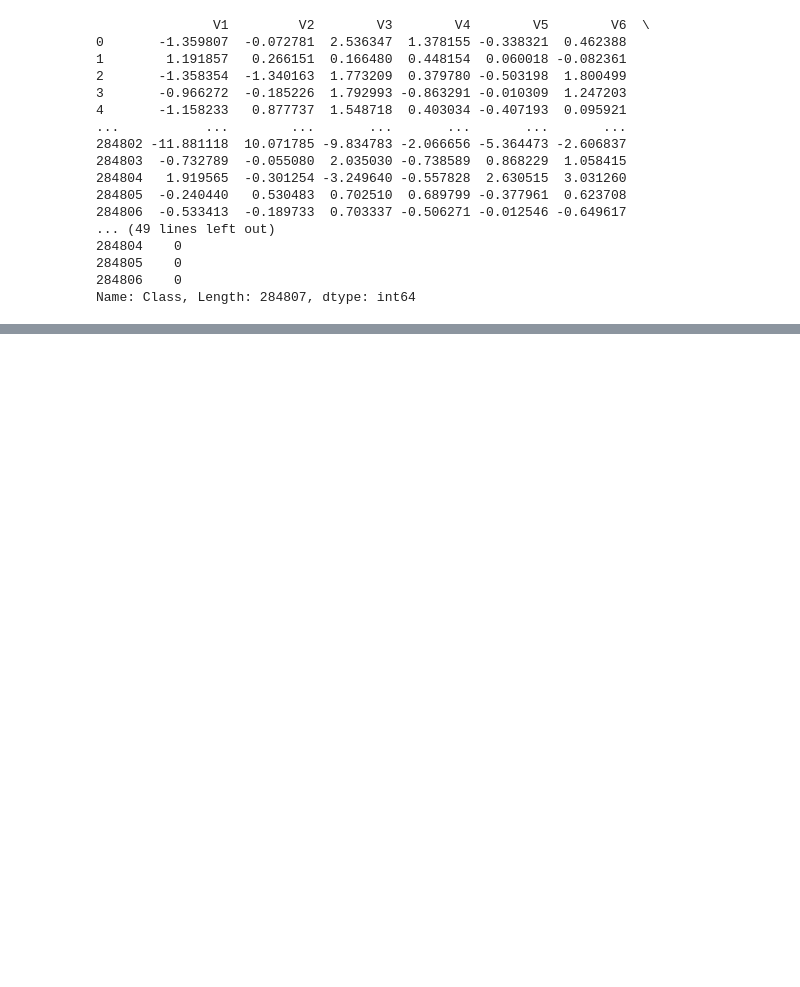
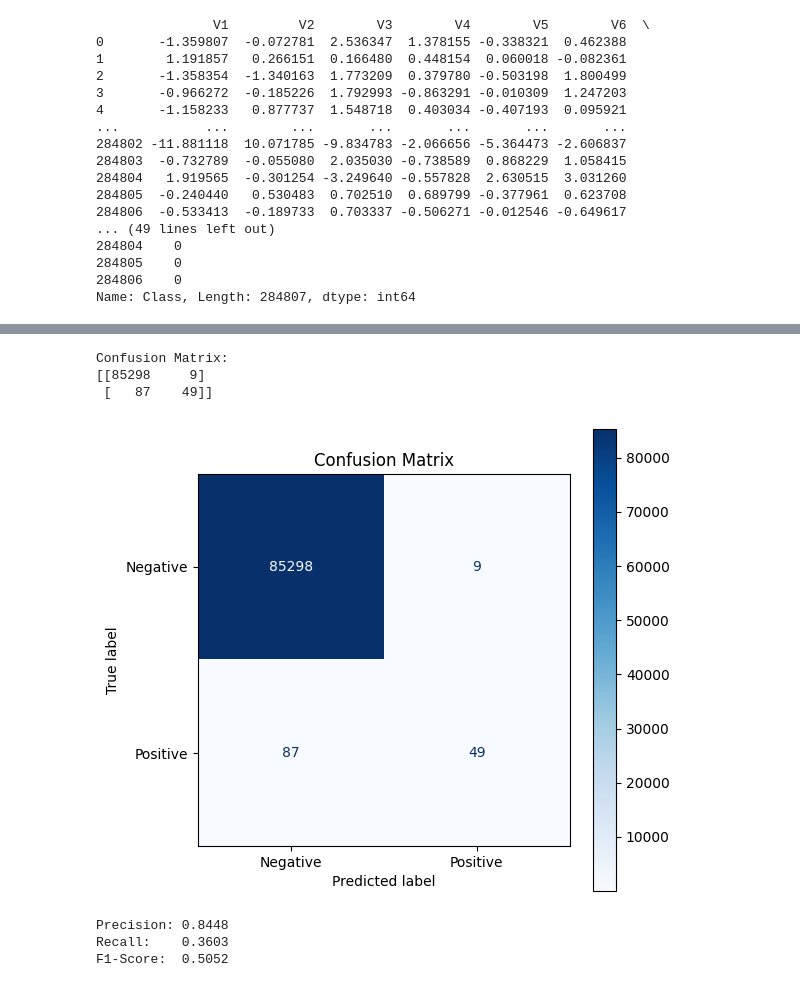
Before and after one commit to ArshadRatul/ML_Learning, a Jupyter notebook: Learning_New_ML.ipynb, the cells around one changed output, grey strips where cells are left out. Saved outputs shown, nothing was run; the diff lists cells and outputs as text; code cells hidden in the pictures; blank space fills up the shorter version.

```diff
--- a/Learning_New_ML.ipynb
+++ b/Learning_New_ML.ipynb
@@ -111,0 +253,30 @@ X_train.head()
+# %%
+# 4. Calculate Single-Value Metrics
+cm = confusion_matrix(y_test, y_pred_linear)
+prec = precision_score(y_test, y_pred_linear)
+rec = recall_score(y_test, y_pred_linear)
+f1 = f1_score(y_test, y_pred_linear)
+
+
+
+
+print(f"Confusion Matrix:\n{cm}")
+disp = ConfusionMatrixDisplay(confusion_matrix=cm, display_labels=['Negative', 'Positive'])
+
+fig, ax = plt.subplots(figsize=(6, 6))
+disp.plot(cmap=plt.cm.Blues, ax=ax, values_format='d')
+
+plt.title('Confusion Matrix')
+plt.grid(False)  # Turn off grid overlay for clean image rendering
+plt.show()
+print(f"Precision: {prec:.4f}")
+print(f"Recall:    {rec:.4f}")
+print(f"F1-Score:  {f1:.4f}")
+# %% [output]
+Confusion Matrix:
+[[85298     9]
+ [   87    49]]
+[figure, added]
+Precision: 0.8448
+Recall:    0.3603
+F1-Score:  0.5052
```
Also changed, not shown: parts of 10 cells of this notebook.
